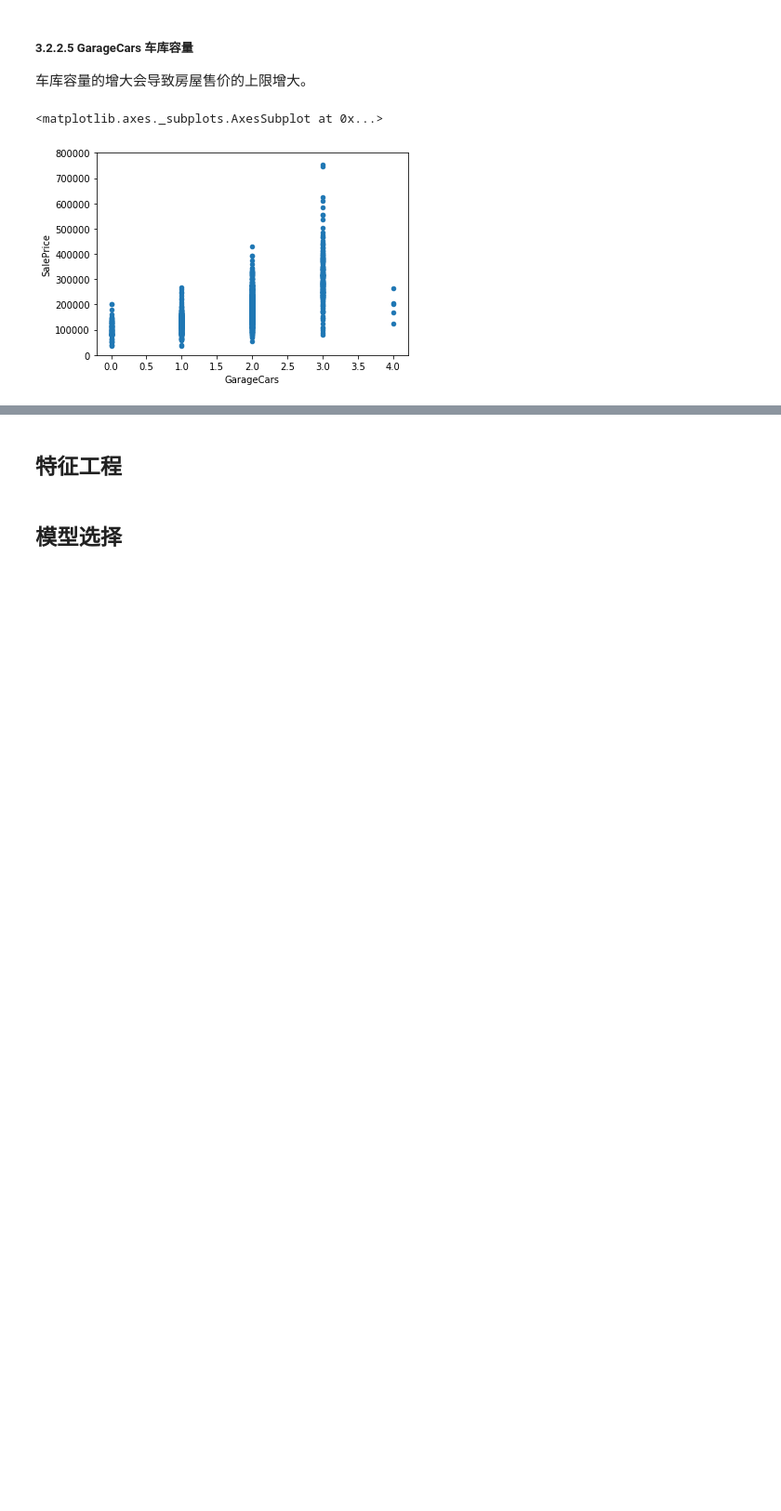
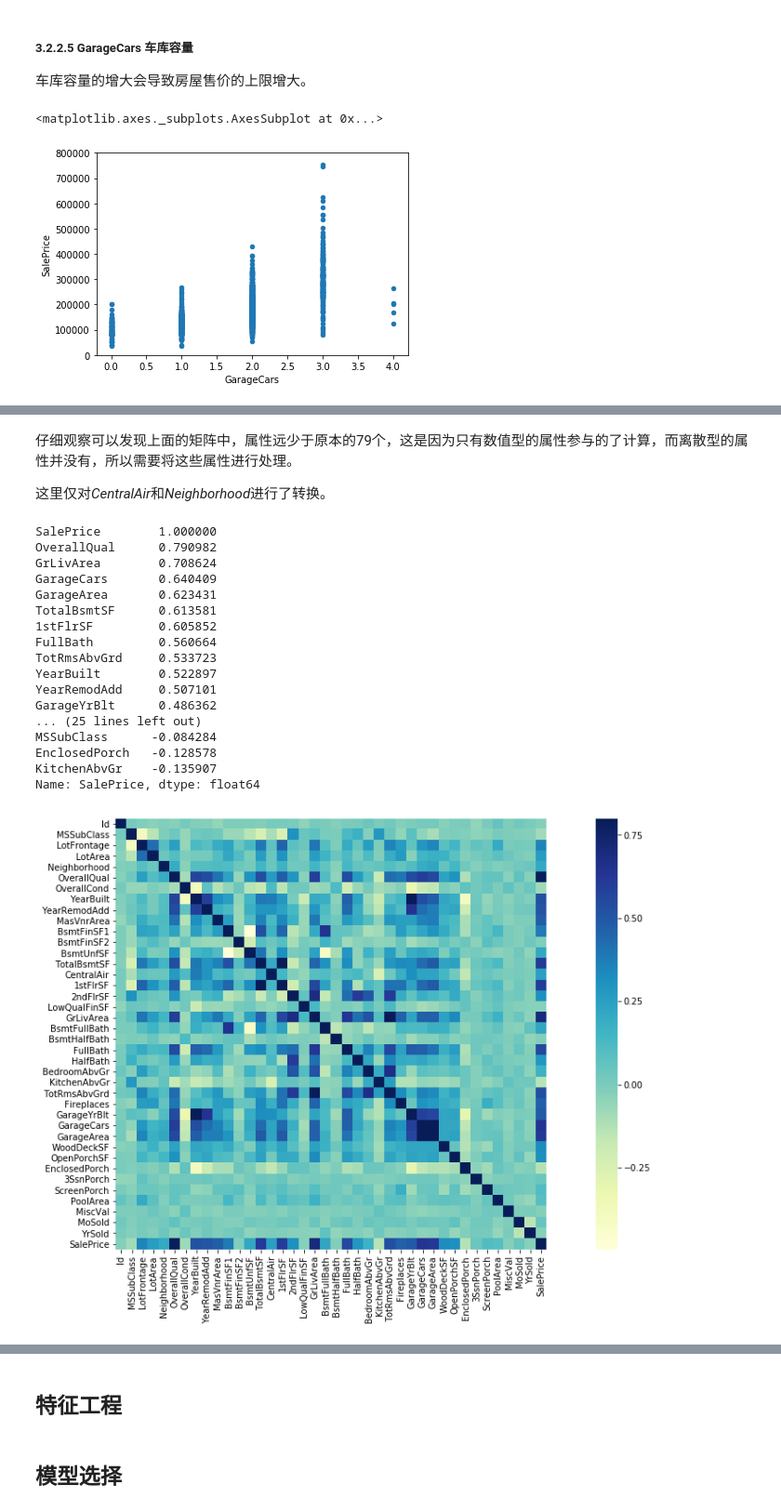
Before and after one commit to getianao/Kaggle-House-Prices, a Jupyter notebook: House Prices Pridiction.ipynb, the cells around one changed output, grey strips where cells are left out. Shown: that part at 93% size. Saved outputs shown, nothing was run; the diff lists cells and outputs as text; code cells hidden in the pictures; blank space fills up the shorter version.

```diff
--- a/House Prices Pridiction.ipynb
+++ b/House Prices Pridiction.ipynb
@@ -288,0 +345,34 @@ data.plot.scatter(x=var,y='SalePrice',ylim=(0,800000))
+# %% [markdown]
+仔细观察可以发现上面的矩阵中，属性远少于原本的79个，这是因为只有数值型的属性参与的了计算，而离散型的属性并没有，所以需要将这些属性进行处理。
+
+这里仅对*CentralAir*和*Neighborhood*进行了转换。
+# %%
+from sklearn import preprocessing
+f_names = ['CentralAir', 'Neighborhood']
+for x in f_names:
+    label = preprocessing.LabelEncoder()
+    data_train[x] = label.fit_transform(data_train[x])
+corrmat = data_train.corr()
+f, ax = plt.subplots(figsize=(20, 9))
+sns.heatmap(corrmat, vmax=0.8, square=True,cmap="YlGnBu")
+corr=corrmat['SalePrice'].sort_values(ascending=False)
+corr
+# %% [output]
+SalePrice        1.000000
+OverallQual      0.790982
+GrLivArea        0.708624
+GarageCars       0.640409
+GarageArea       0.623431
+TotalBsmtSF      0.613581
+1stFlrSF         0.605852
+FullBath         0.560664
+TotRmsAbvGrd     0.533723
+YearBuilt        0.522897
+YearRemodAdd     0.507101
+GarageYrBlt      0.486362
+... (25 lines left out)
+MSSubClass      -0.084284
+EnclosedPorch   -0.128578
+KitchenAbvGr    -0.135907
+Name: SalePrice, dtype: float64
+[figure, added]
```
Also changed, not shown: parts of 24 cells of this notebook, 1 other file.
